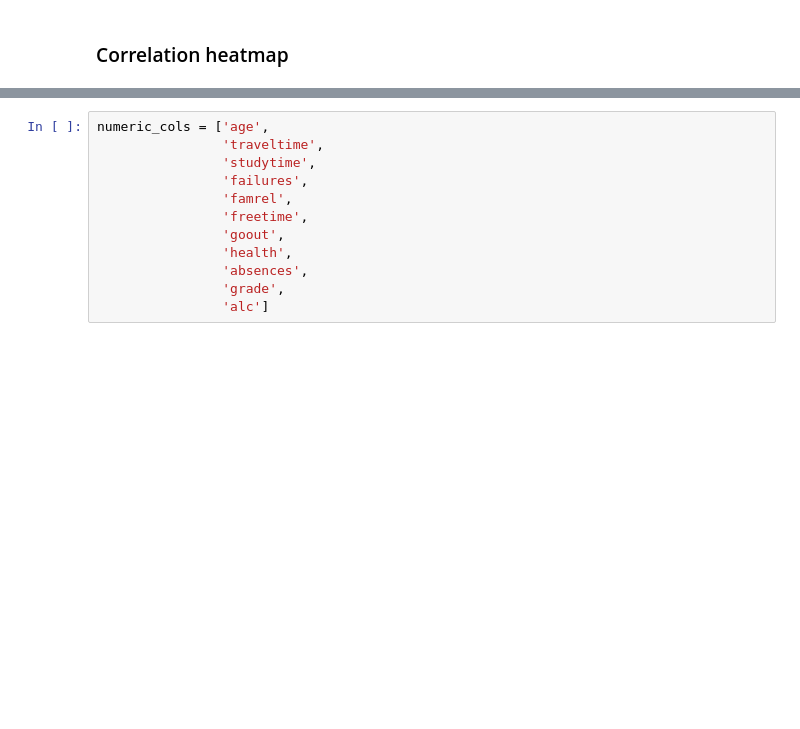
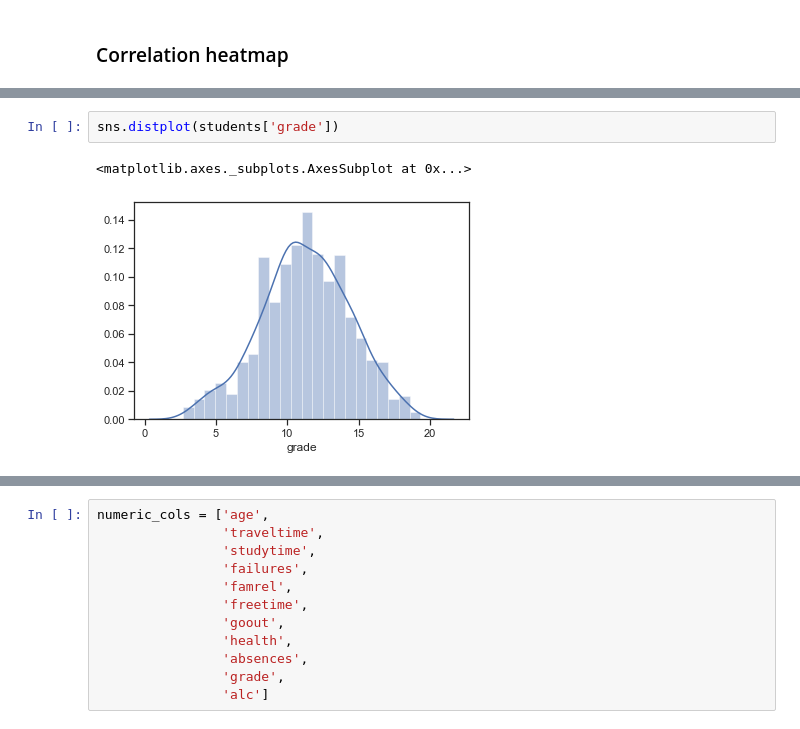
Before and after one commit to ConsciousML/Naive-Bayes-Classifier-from-scratch, a Jupyter notebook: Naive Bayes.ipynb, the cells around one changed output, grey strips where cells are left out. Drawn from its saved outputs; the diff is of its cells as text; blank space fills up the shorter version.

```diff
--- a/Naive Bayes.ipynb
+++ b/Naive Bayes.ipynb
@@ -140,0 +164,5 @@ sns.heatmap(students.corr(), annot=True, square=True, fmt='0.2f')
+# %%
+sns.distplot(students['grade'])
+# %% [output]
+<matplotlib.axes._subplots.AxesSubplot at 0x...>
+[figure, added]
```
Also changed, not shown: parts of 23 cells of this notebook.
